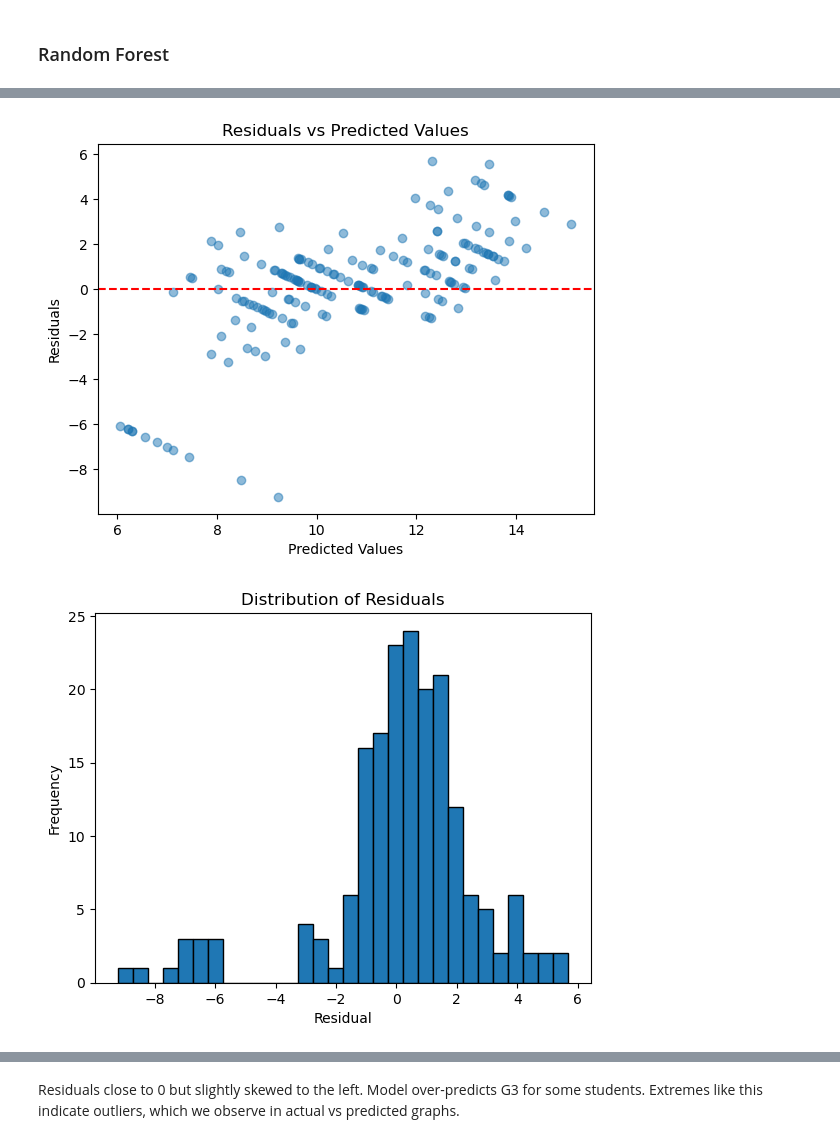
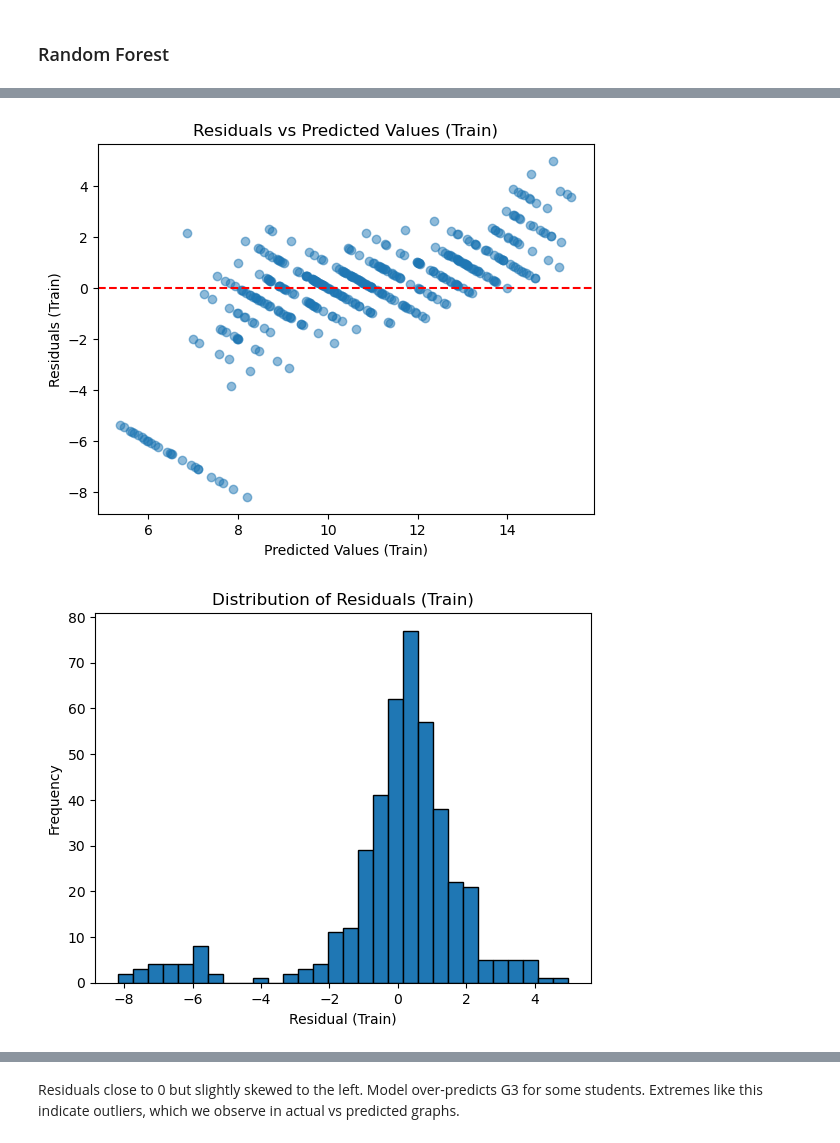
Before and after one commit to MiguelCarloKua/STINTSY_AlcoholConsumption, a Jupyter notebook: STINTSY_StudentAlcohol.ipynb, the cells around one changed output, grey strips where cells are left out. Saved outputs shown, nothing was run; the diff lists cells and outputs as text; code cells hidden in the pictures.

```diff
--- a/STINTSY_StudentAlcohol.ipynb
+++ b/STINTSY_StudentAlcohol.ipynb
@@ -842,20 +855,39 @@ accuracy:  0.48
 # %%
-residuals = y_test_rf - y_pred_rf
+# Residuals for training data
+residuals_train = y_train_rf - y_train_pred_rf
 
-# Residuals vs Predicted
-plt.scatter(y_pred_rf, residuals, alpha=0.5)
+# Residuals for test data
+residuals_test = y_test_rf - y_test_pred_rf
+
+# Residuals vs Predicted for training data
+plt.scatter(y_train_pred_rf, residuals_train, alpha=0.5)
 plt.axhline(0, color='red', linestyle='--')
-plt.xlabel("Predicted Values")
-plt.ylabel("Residuals")
-plt.title("Residuals vs Predicted Values")
+plt.xlabel("Predicted Values (Train)")
+plt.ylabel("Residuals (Train)")
+plt.title("Residuals vs Predicted Values (Train)")
 plt.show()
 
-# Histogram of Residuals
-plt.hist(residuals, bins=30, edgecolor='k')
-plt.xlabel("Residual")
+# Histogram of Residuals for training data
+plt.hist(residuals_train, bins=30, edgecolor='k')
+plt.xlabel("Residual (Train)")
 plt.ylabel("Frequency")
-plt.title("Distribution of Residuals")
+plt.title("Distribution of Residuals (Train)")
 plt.show()
+
+# Residuals vs Predicted for test data
+plt.scatter(y_test_pred_rf, residuals_test, alpha=0.5)
+plt.axhline(0, color='red', linestyle='--')
+plt.xlabel("Predicted Values (Test)")
+plt.ylabel("Residuals (Test)")
+plt.title("Residuals vs Predicted Values (Test)")
+plt.show()
+
+# Histogram of Residuals for test data
+plt.hist(residuals_test, bins=30, edgecolor='k')
+plt.xlabel("Residual (Test)")
+plt.ylabel("Frequency")
+plt.title("Distribution of Residuals (Test)")
+plt.show()
 # %% [output]
-[figure, old version]
+[figure, new version]
-[figure, old version]
+[figure, new version]
```
Also changed, not shown: parts of 25 cells of this notebook.
